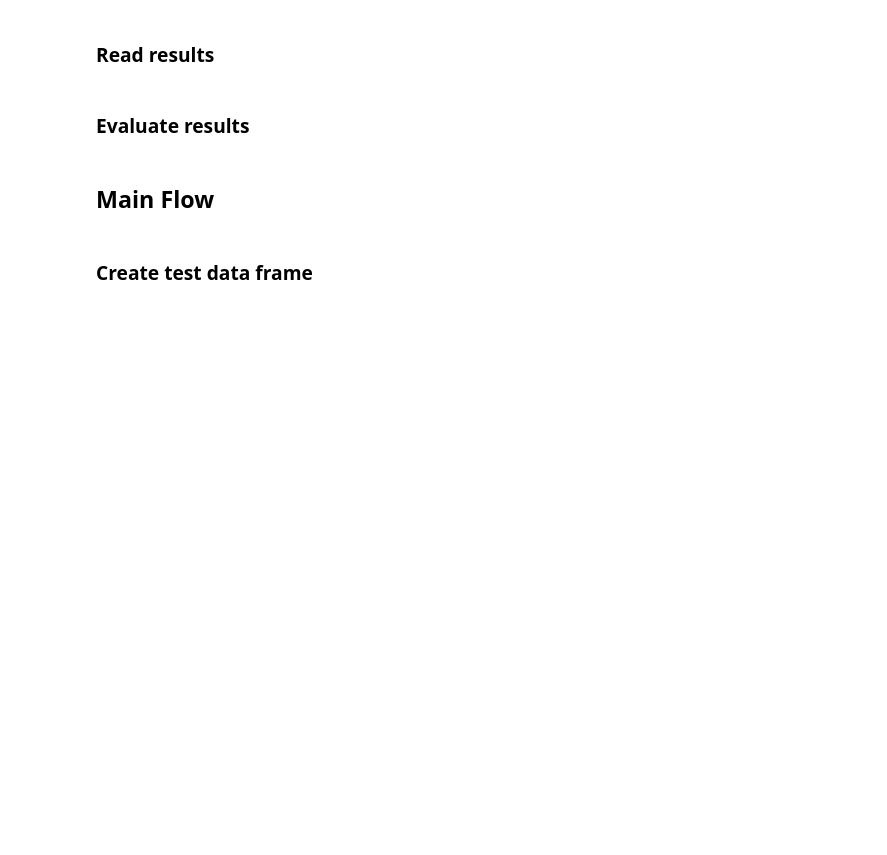
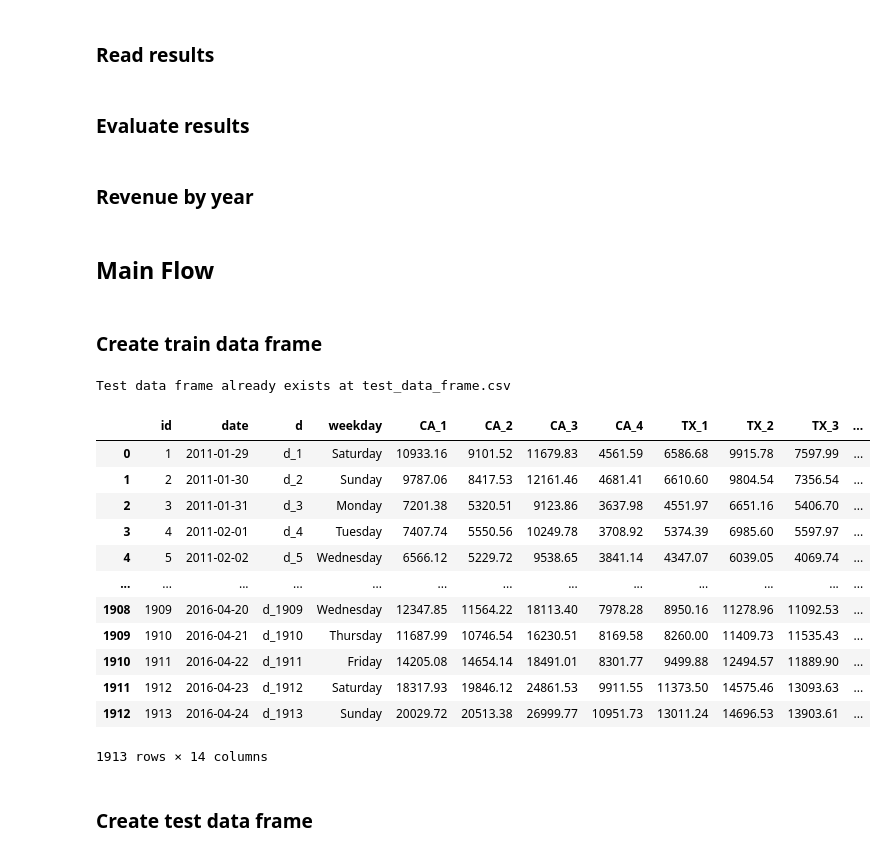
Before and after one commit to DucTrung1802/seminar_1, a Jupyter notebook: Evaluation/model_evaluation.ipynb, the cells around one changed output. Drawn from its saved outputs; the diff is of its cells as text; code cells hidden in the pictures; blank space fills up the shorter version.

```diff
--- a/Evaluation/model_evaluation.ipynb
+++ b/Evaluation/model_evaluation.ipynb
@@ -232,3 +262,5 @@ def evaluate_result(
                 for data_frame in result.data_frame_list
             ]
         )
+# %% [markdown]
+### Revenue by year
@@ -235,5 +296,28 @@ def evaluate_result(
 # %% [markdown]
 ## Main Flow
+# %% [markdown]
+### Create train data frame
+# %%
+train_df = create_test_data_frame()
+train_df = train_df[train_df["id"] < SETTING_FIRST_FORECAST_DAY]
+# %% [output]
+Test data frame already exists at test_data_frame.csv
+# %%
+train_df
+# %% [output]
+|  | id | date | d | weekday | CA_1 | CA_2 | CA_3 | CA_4 | TX_1 | TX_2 | TX_3 | ... |
+| 0 | 1 | 2011-01-29 | d_1 | Saturday | 10933.16 | 9101.52 | 11679.83 | 4561.59 | 6586.68 | 9915.78 | 7597.99 | ... |
+| 1 | 2 | 2011-01-30 | d_2 | Sunday | 9787.06 | 8417.53 | 12161.46 | 4681.41 | 6610.60 | 9804.54 | 7356.54 | ... |
+| 2 | 3 | 2011-01-31 | d_3 | Monday | 7201.38 | 5320.51 | 9123.86 | 3637.98 | 4551.97 | 6651.16 | 5406.70 | ... |
+| 3 | 4 | 2011-02-01 | d_4 | Tuesday | 7407.74 | 5550.56 | 10249.78 | 3708.92 | 5374.39 | 6985.60 | 5597.97 | ... |
+| 4 | 5 | 2011-02-02 | d_5 | Wednesday | 6566.12 | 5229.72 | 9538.65 | 3841.14 | 4347.07 | 6039.05 | 4069.74 | ... |
+| ... | ... | ... | ... | ... | ... | ... | ... | ... | ... | ... | ... | ... |
+| 1908 | 1909 | 2016-04-20 | d_1909 | Wednesday | 12347.85 | 11564.22 | 18113.40 | 7978.28 | 8950.16 | 11278.96 | 11092.53 | ... |
+| 1909 | 1910 | 2016-04-21 | d_1910 | Thursday | 11687.99 | 10746.54 | 16230.51 | 8169.58 | 8260.00 | 11409.73 | 11535.43 | ... |
+| 1910 | 1911 | 2016-04-22 | d_1911 | Friday | 14205.08 | 14654.14 | 18491.01 | 8301.77 | 9499.88 | 12494.57 | 11889.90 | ... |
+| 1911 | 1912 | 2016-04-23 | d_1912 | Saturday | 18317.93 | 19846.12 | 24861.53 | 9911.55 | 11373.50 | 14575.46 | 13093.63 | ... |
+| 1912 | 1913 | 2016-04-24 | d_1913 | Sunday | 20029.72 | 20513.38 | 26999.77 | 10951.73 | 13011.24 | 14696.53 | 13903.61 | ... |
+1913 rows × 14 columns
 # %% [markdown]
 ### Create test data frame
 # %%
```
Also changed, not shown: parts of 16 cells of this notebook.
